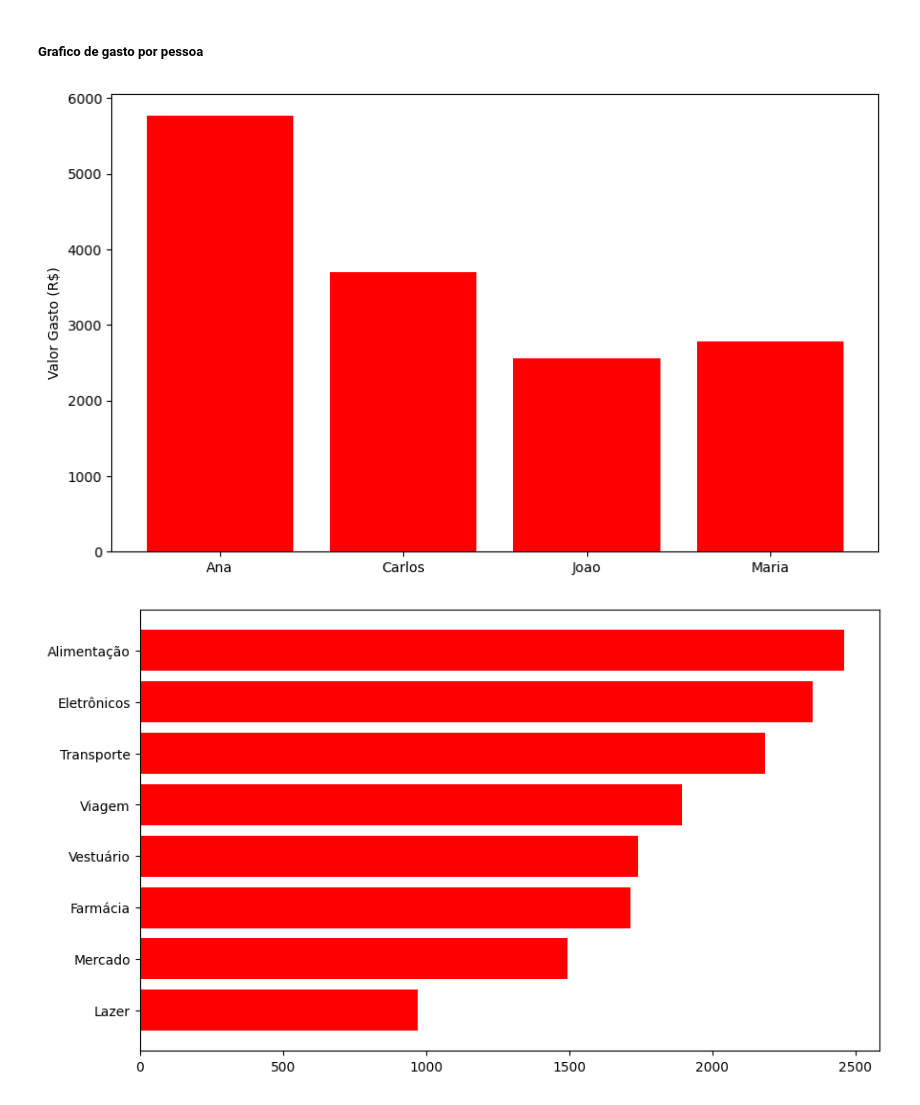
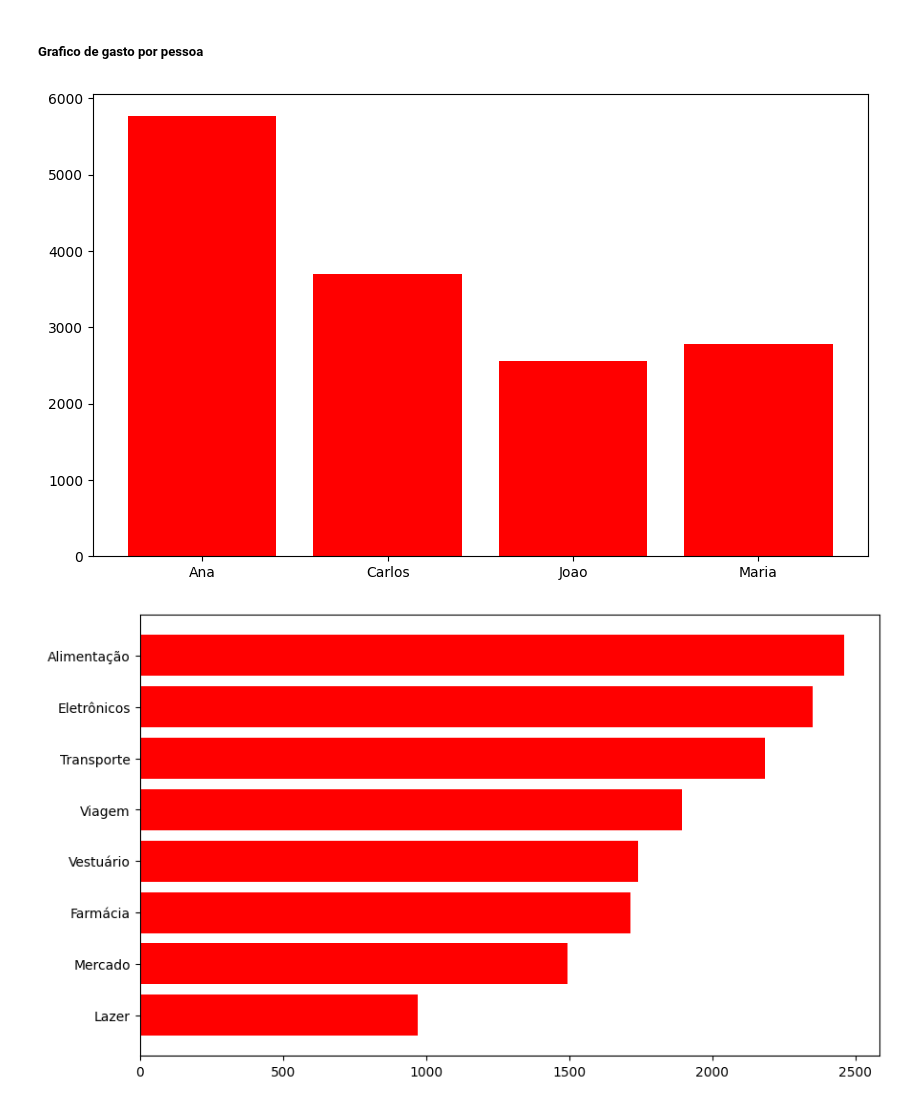
Before and after one commit to ArthurSilva007/Projeto_2.0, a Jupyter notebook: analise.ipynb, the cells around one changed output. Cells and saved outputs as stored; diff of their text form; code cells hidden in the pictures.

```diff
--- a/analise.ipynb
+++ b/analise.ipynb
@@ -84,14 +84,14 @@ gastos_por_dia
 # %%
 plt.figure(figsize=(10,6))
 plt.bar( valor_gasto_por_titular ["Nome"], valor_gasto_por_titular ["ValorCompra"],color="red")
 plt.title=("Valor Gasto por Titular")
 plt.xlabel=("Titular")
-plt.ylabel("Valor Gasto (R$)")
+plt.ylabel=("Valor Gasto (R$)")
 plt.xticks=("rotation=45")
 plt.tight_layout=()
 plt.show=()
 # %% [output]
-[figure, old version]
+[figure, new version]
 # %%
 plt.figure(figsize=(10,6))
 plt.barh(valor_gasto_por_categoria["categoria"], valor_gasto_por_categoria["ValorCompra"],color="red")
```
Also changed, not shown: parts of 1 cell of this notebook.
